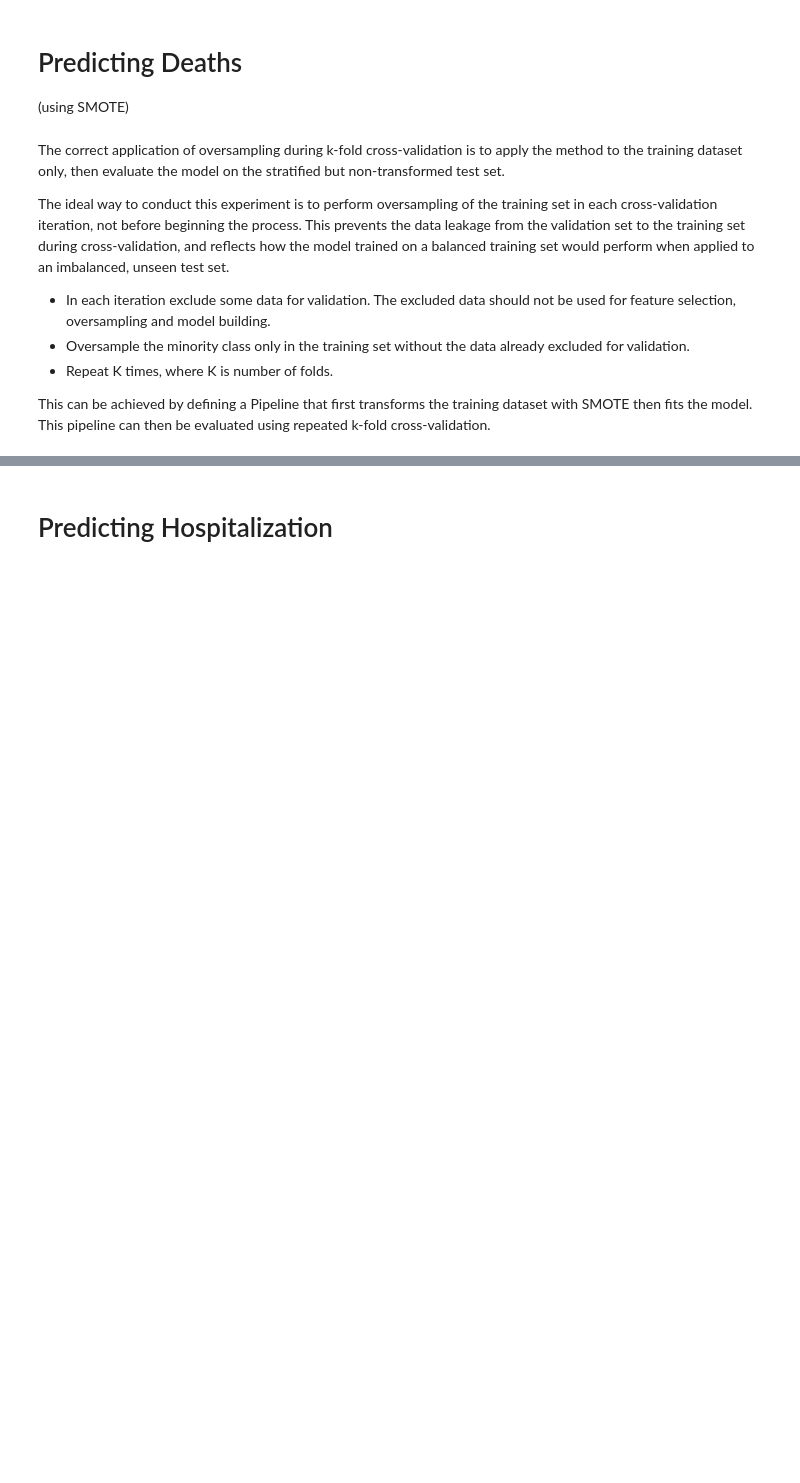
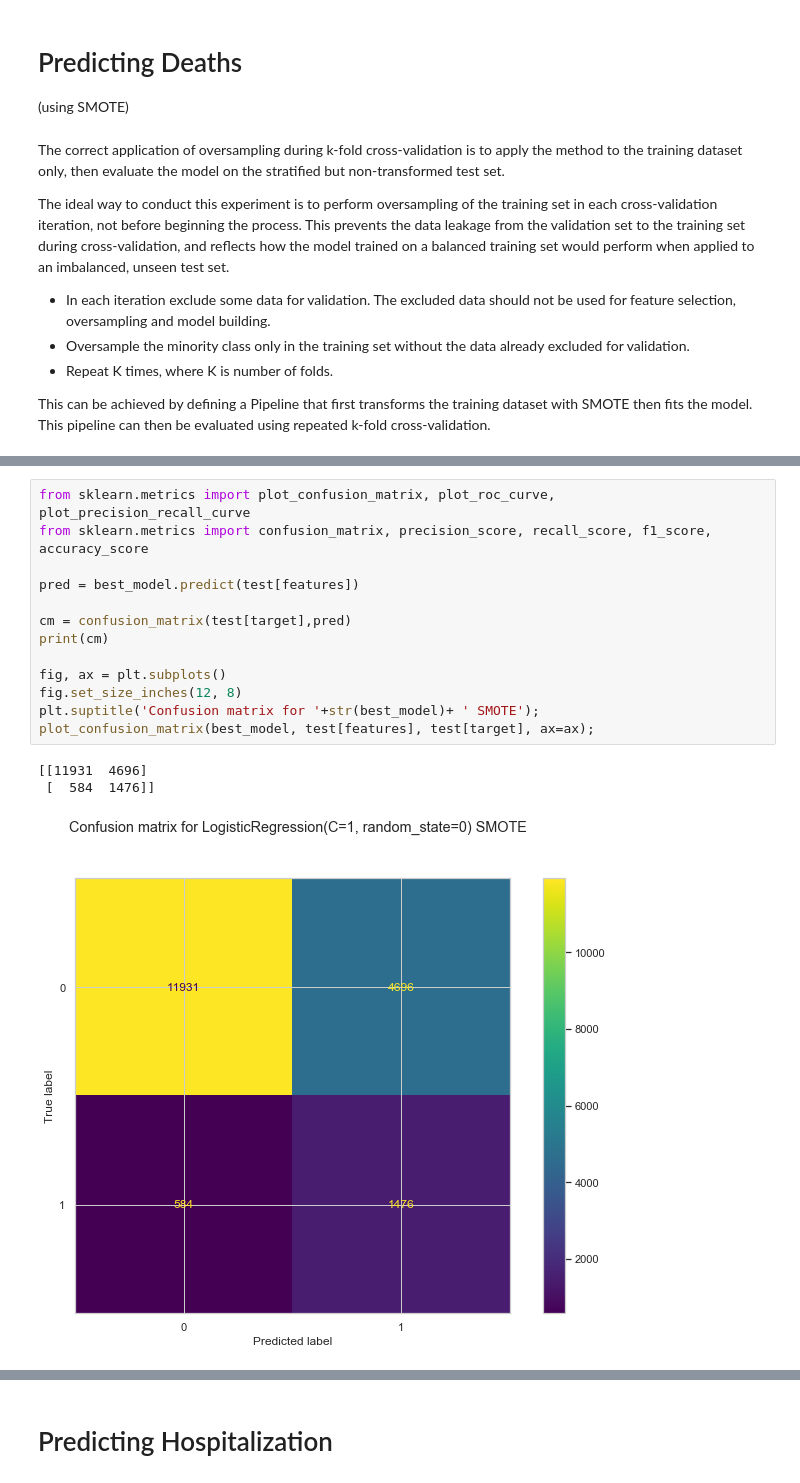
Before and after one commit to ml-project-2020/covid, a Jupyter notebook: Logistic Regression.ipynb, the cells around one changed output, grey strips where cells are left out. Saved outputs shown, nothing was run; the diff lists cells and outputs as text; blank space fills up the shorter version.

```diff
--- a/Logistic Regression.ipynb
+++ b/Logistic Regression.ipynb
@@ -110,0 +160,17 @@ LogisticRegression(C=100, random_state=0)
+# %%
+from sklearn.metrics import plot_confusion_matrix, plot_roc_curve, plot_precision_recall_curve
+from sklearn.metrics import confusion_matrix, precision_score, recall_score, f1_score, accuracy_score
+
+pred = best_model.predict(test[features])
+
+cm = confusion_matrix(test[target],pred)
+print(cm)
+
+fig, ax = plt.subplots()
+fig.set_size_inches(12, 8)
+plt.suptitle('Confusion matrix for '+str(best_model)+ ' SMOTE');
+plot_confusion_matrix(best_model, test[features], test[target], ax=ax);
+# %% [output]
+[[11931  4696]
+ [  584  1476]]
+[figure, added]
```
Also changed, not shown: parts of 16 cells of this notebook.
